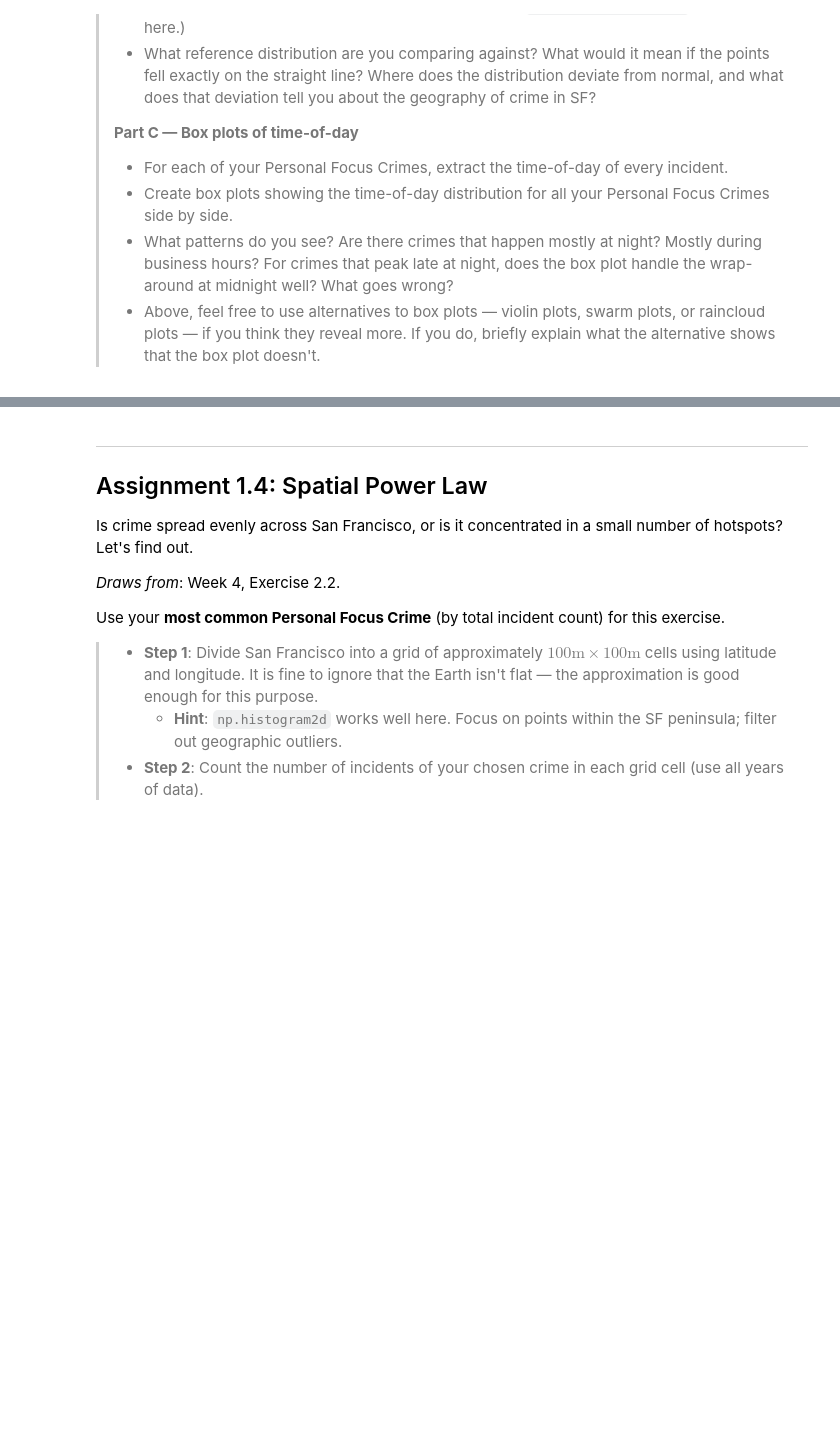
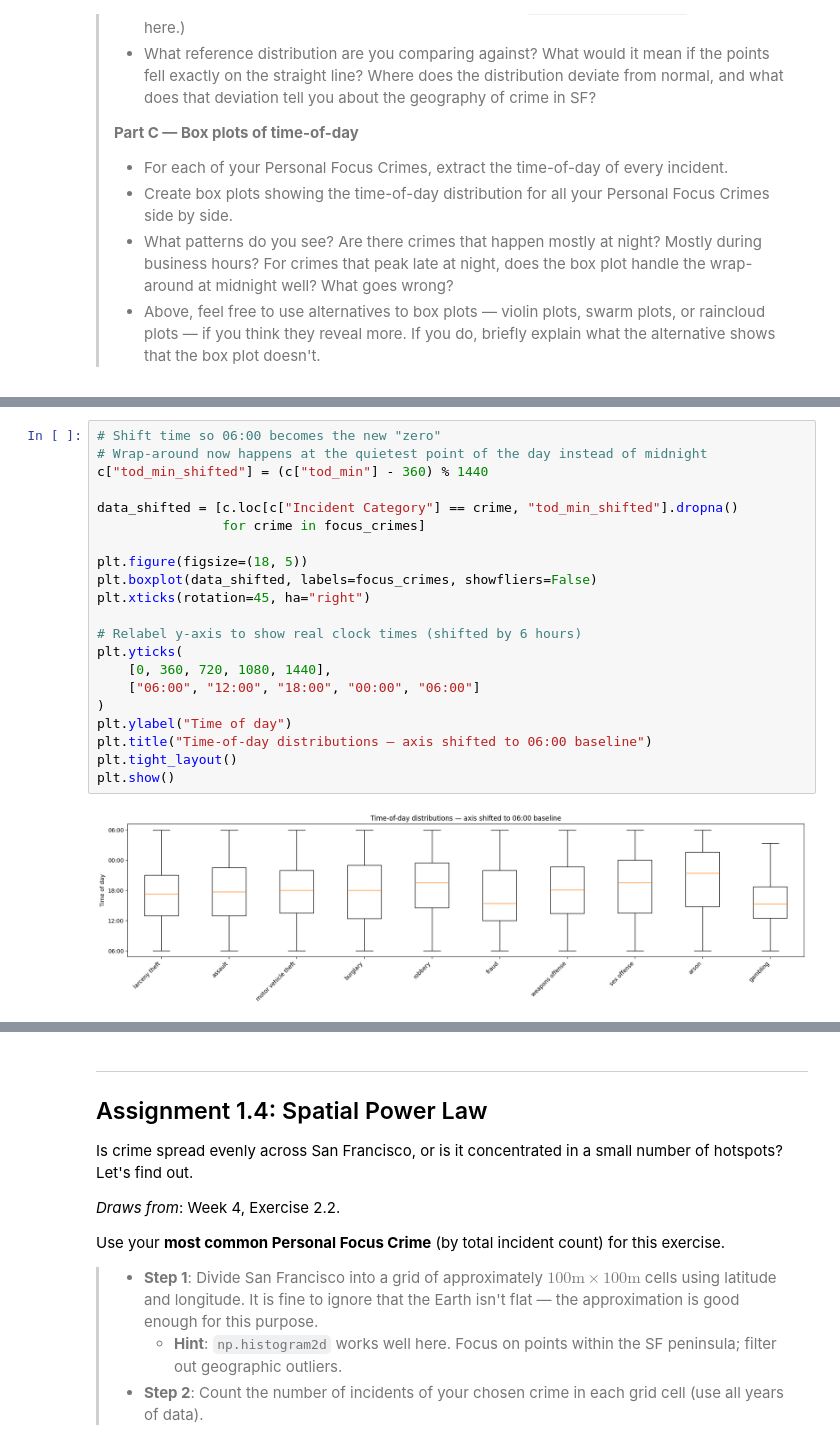
Before and after one commit to FergadakisN/assignment1_social_data_analysis, a Jupyter notebook: Assignment1.ipynb, the cells around one changed output, grey strips where cells are left out. Saved outputs shown, nothing was run; the diff lists cells and outputs as text; blank space fills up the shorter version.

```diff
--- a/Assignment1.ipynb
+++ b/Assignment1.ipynb
@@ -180,0 +410,23 @@ This exercise asks you to recreate several classic plot types from DAOST Chapter
+# %%
+# Shift time so 06:00 becomes the new "zero"
+# Wrap-around now happens at the quietest point of the day instead of midnight
+c["tod_min_shifted"] = (c["tod_min"] - 360) % 1440
+
+data_shifted = [c.loc[c["Incident Category"] == crime, "tod_min_shifted"].dropna()
+                for crime in focus_crimes]
+
+plt.figure(figsize=(18, 5))
+plt.boxplot(data_shifted, labels=focus_crimes, showfliers=False)
+plt.xticks(rotation=45, ha="right")
+
+# Relabel y-axis to show real clock times (shifted by 6 hours)
+plt.yticks(
+    [0, 360, 720, 1080, 1440],
+    ["06:00", "12:00", "18:00", "00:00", "06:00"]
+)
+plt.ylabel("Time of day")
+plt.title("Time-of-day distributions — axis shifted to 06:00 baseline")
+plt.tight_layout()
+plt.show()
+# %% [output]
+[figure, added]
```
Also changed, not shown: parts of 19 cells of this notebook.
